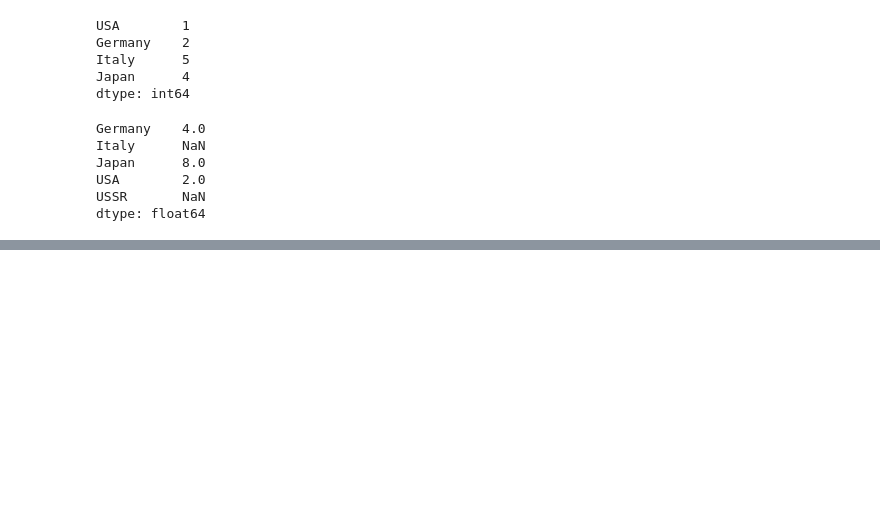
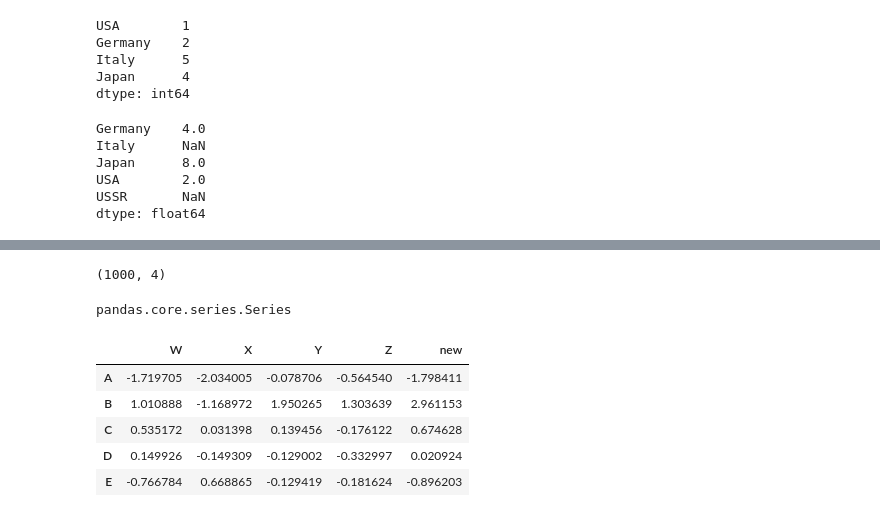
Before and after one commit to karthikeya-1508/practise_python, a Jupyter notebook: practise_2.1.ipynb, the cells around one changed output, grey strips where cells are left out. Cells and saved outputs as stored; diff of their text form; code cells hidden in the pictures; blank space fills up the shorter version.

Commit message:
pandas prac files2

```diff
--- a/practise_2.1.ipynb
+++ b/practise_2.1.ipynb
@@ -508,0 +526,21 @@ dtype: float64
+# %%
+df = pd.DataFrame(randn(1000,4),columns='col1 col2 col3 col4'.split())
+# %%
+df.shape
+# %% [output]
+(1000, 4)
+# %%
+type(df["W"])
+# %% [output]
+pandas.core.series.Series
+# %%
+df['new'] = df['W'] + df['Y']
+# %%
+df
+# %% [output]
+|  | W | X | Y | Z | new |
+| A | -1.719705 | -2.034005 | -0.078706 | -0.564540 | -1.798411 |
+| B | 1.010888 | -1.168972 | 1.950265 | 1.303639 | 2.961153 |
+| C | 0.535172 | 0.031398 | 0.139456 | -0.176122 | 0.674628 |
+| D | 0.149926 | -0.149309 | -0.129002 | -0.332997 | 0.020924 |
+| E | -0.766784 | 0.668865 | -0.129419 | -0.181624 | -0.896203 |
```
Also changed, not shown: parts of 13 cells of this notebook.
